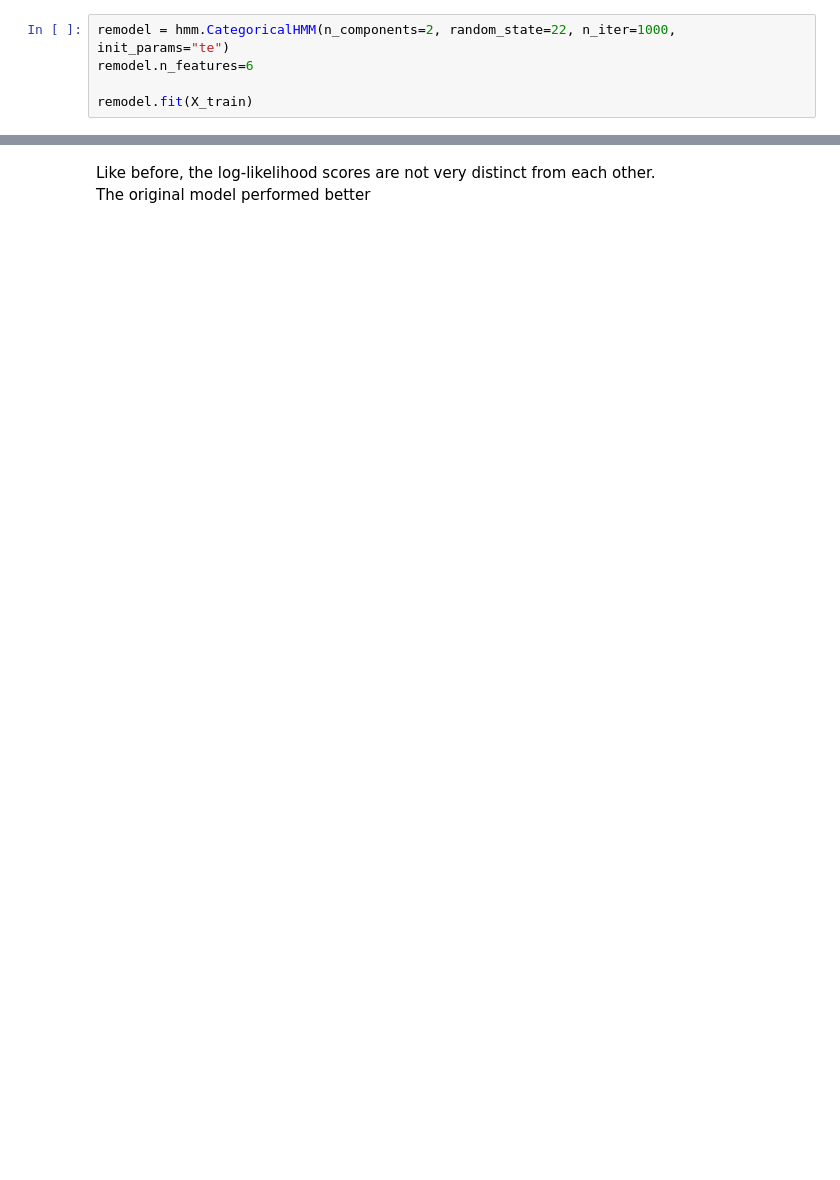
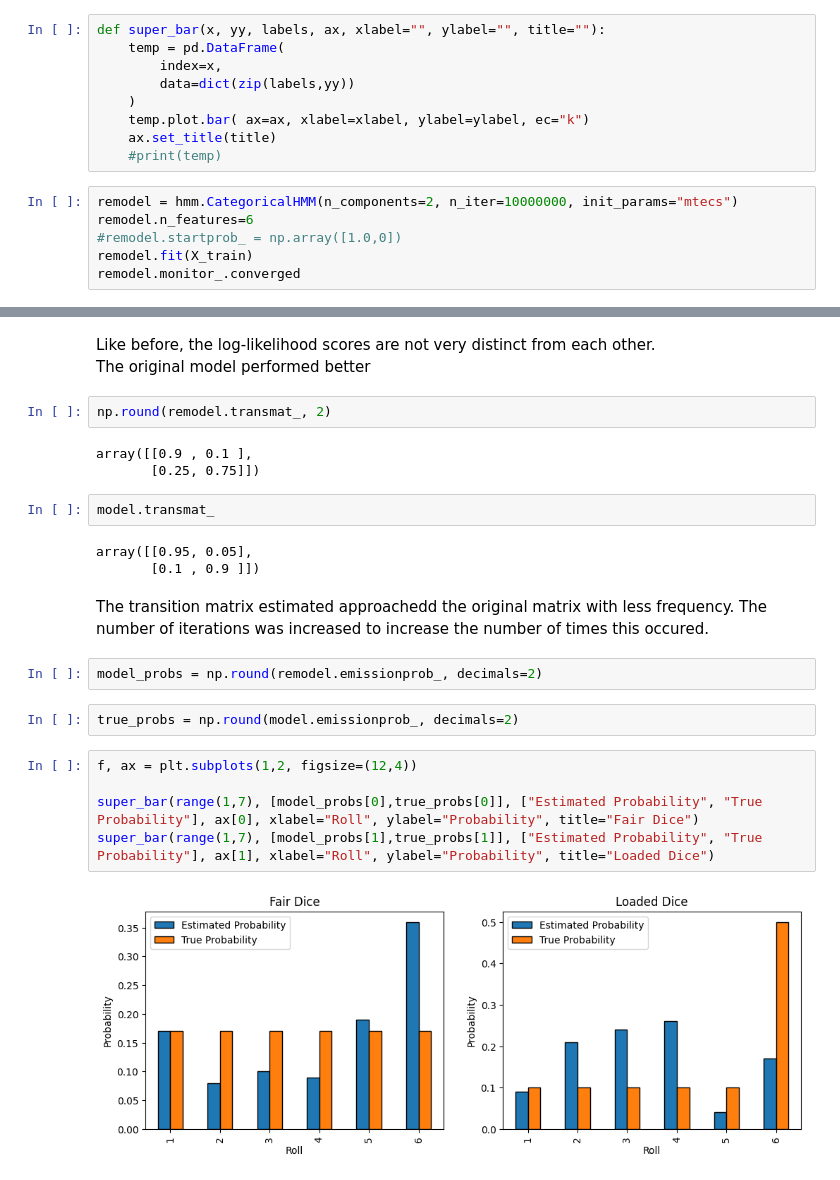
Before and after one commit to joelpoliveira/CNN-Sentiment-Polarity-Prediction, a Jupyter notebook: TP/TP4/main_Joel.ipynb, the cells around one changed output, grey strips where cells are left out. Saved outputs shown, nothing was run; the diff lists cells and outputs as text; blank space fills up the shorter version.

```diff
--- a/TP/TP4/main_Joel.ipynb
+++ b/TP/TP4/main_Joel.ipynb
@@ -209,9 +245,19 @@ N = X.shape[0]//2
 X_train, X_test, y_train, y_test = train_test_split((X, y), N)
 # %% [markdown]
 ####    1. Assume both transition and emission matrices are unknown
+# %%
+def super_bar(x, yy, labels, ax, xlabel="", ylabel="", title=""):
+    temp = pd.DataFrame(
+        index=x,
+        data=dict(zip(labels,yy))
+    )
+    temp.plot.bar( ax=ax, xlabel=xlabel, ylabel=ylabel, ec="k")
+    ax.set_title(title)
+    #print(temp)
 # %%
-remodel = hmm.CategoricalHMM(n_components=2, random_state=22, n_iter=1000, init_params="te")
+remodel = hmm.CategoricalHMM(n_components=2, n_iter=10000000, init_params="mtecs")
 remodel.n_features=6
-
+#remodel.startprob_ = np.array([1.0,0])
 remodel.fit(X_train)
+remodel.monitor_.converged
 # %% [output]
@@ -228,3 +269,26 @@ model.score(X_test)
 # %% [markdown]
 Like before, the log-likelihood scores are not very distinct from each other. <br>
 The original model performed better
+# %%
+np.round(remodel.transmat_, 2)
+# %% [output]
+array([[0.9 , 0.1 ],
+       [0.25, 0.75]])
+# %%
+model.transmat_
+# %% [output]
+array([[0.95, 0.05],
+       [0.1 , 0.9 ]])
+# %% [markdown]
+The transition matrix estimated approachedd the original matrix with less frequency. The number of iterations was increased to increase the number of times this occured. <br>
+# %%
+model_probs = np.round(remodel.emissionprob_, decimals=2)
+# %%
+true_probs = np.round(model.emissionprob_, decimals=2)
+# %%
+f, ax = plt.subplots(1,2, figsize=(12,4))
+
+super_bar(range(1,7), [model_probs[0],true_probs[0]], ["Estimated Probability", "True Probability"], ax[0], xlabel="Roll", ylabel="Probability", title="Fair Dice")
+super_bar(range(1,7), [model_probs[1],true_probs[1]], ["Estimated Probability", "True Probability"], ax[1], xlabel="Roll", ylabel="Probability", title="Loaded Dice")
+# %% [output]
+[figure, added]
```
Also changed, not shown: parts of 53 cells of this notebook.
